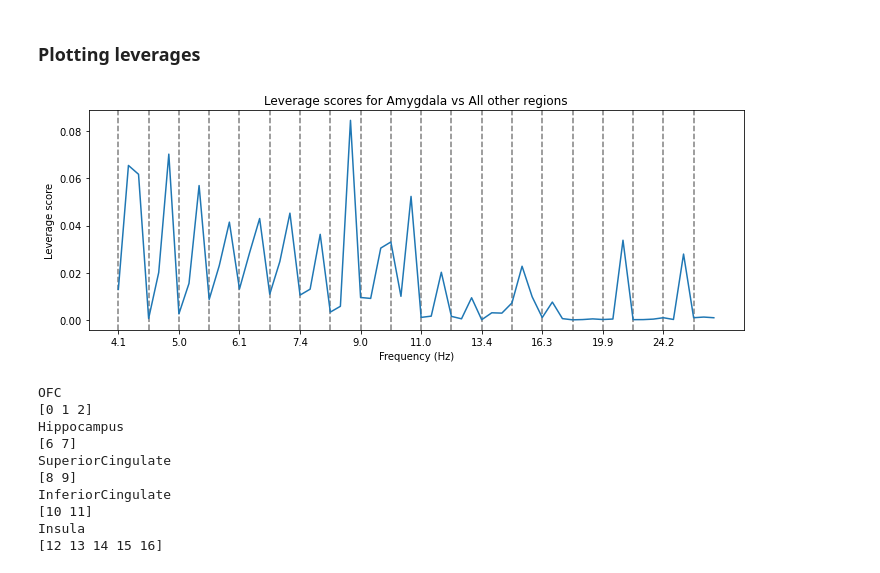
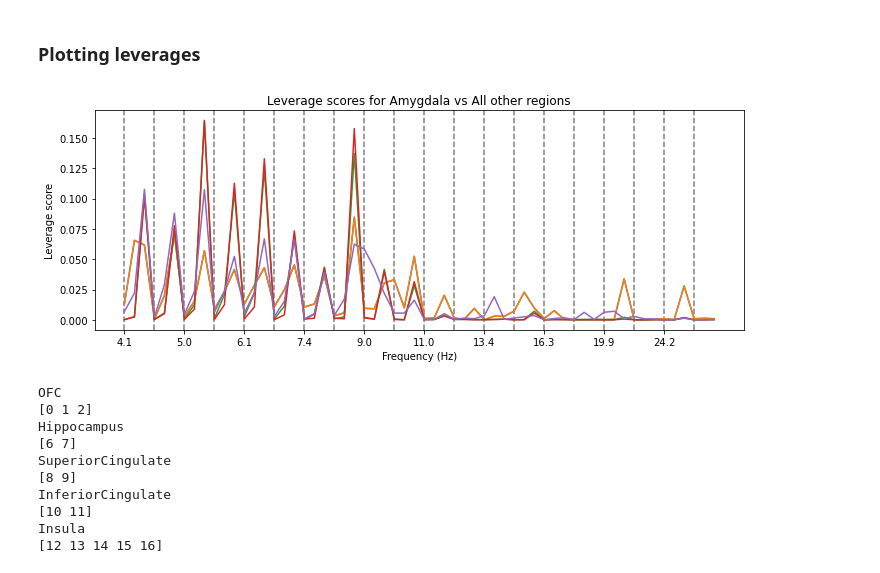
Before and after one commit to jacobyeung/mood_stimulation, a Jupyter notebook: notebooks/edca_ofc_EC125_one_vs_all.ipynb, the cells around one changed output. Drawn from its saved outputs; the diff is of its cells as text; code cells hidden in the pictures.

```diff
--- a/notebooks/edca_ofc_EC125_one_vs_all.ipynb
+++ b/notebooks/edca_ofc_EC125_one_vs_all.ipynb
@@ -392,0 +407,4 @@ sdcae_model2, V2, V_exo2 = get_xdca_projections(
+# %%
+sdcae_model3, V3, V_exo3 = get_xdca_projections(
+    data[:-5], data2[5:], T=5, d=d, d_exo=d_exo, rng_or_seed=100
+)
@@ -392,0 +413,4 @@ sdcae_model2, V2, V_exo2 = get_xdca_projections(
+# %%
+sdcae_model4, V4, V_exo4 = get_xdca_projections(
+    data, data2, T=5, d=d, d_exo=d_exo, rng_or_seed=100
+)
@@ -393,3 +419,12 @@ sdcae_model2, V2, V_exo2 = get_xdca_projections(
+# %%
+sdcae_model5, V5, V_exo5 = get_xdca_projections(
+    data[:-50], data2[50:], T=5, d=d, d_exo=d_exo, rng_or_seed=100
+)
+Vs.append(V5)
+V_exos.append(V_exo5)
+# %%
+Vs = [V, V2, V3, V4, V5]
+V_exos = [V_exo, V_exo2, V_exo3, V_exo4, V_exo5]
 # %% [markdown]
 ### Plotting leverages
 # %%
@@ -419,15 +454,19 @@ plt.rc("font", size=10)
 # %%
 fig, ax = plt.subplots(1, 1, figsize=(10, 4))
 
-ax.plot(calculate_leverage_score(V.T, average=False))
+# ax.plot(calculate_leverage_score(V.T, average=False))
 # ax.plot(calculate_leverage_score(V2.T, average=False))
+# ax.plot(calculate_leverage_score(V3.T, average=False))
+# ax.plot(calculate_leverage_score(V4.T, average=False))
+for V_tmp in Vs:
+    ax.plot(calculate_leverage_score(V_tmp.T, average=False))
 axplot_label_leverage_frequency(
     V, freqs, chan_idx, ax, annotate_color="k", freq_scale=2
 )
 ax.set_title(f"Leverage scores for {region} vs All other regions")
 fig.tight_layout()
 # %% [output]
-[figure, old version]
+[figure, new version]
 # %%
 remaining_region_idx = np.where(np.array(regionNames) != region)[0]
 for i in remaining_region_idx:
```
Also changed, not shown: parts of 7 cells of this notebook.
